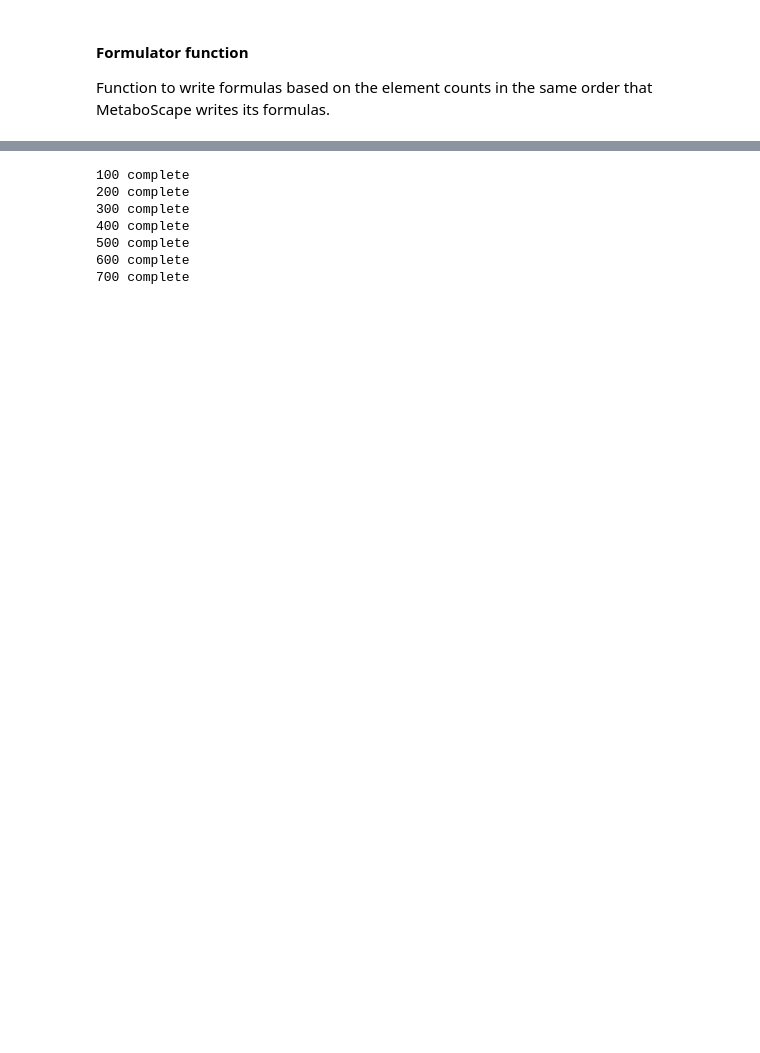
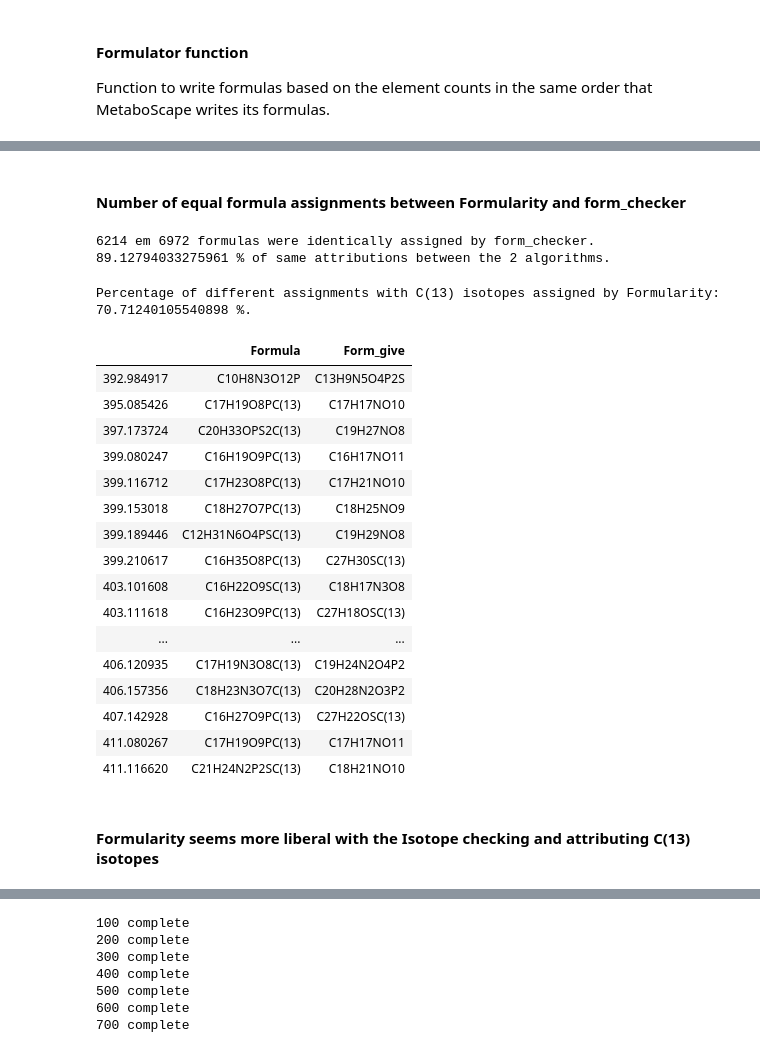
Before and after one commit to aeferreira/similarity_share, a Jupyter notebook: FormGeneration_Assignment.ipynb, the cells around one changed output, grey strips where cells are left out. Cells and saved outputs as stored; diff of their text form; code cells hidden in the pictures; blank space fills up the shorter version.

Commit message:
Added comments and organized FormGeneration_Assignment.ipynb.

```diff
--- a/FormGeneration_Assignment.ipynb
+++ b/FormGeneration_Assignment.ipynb
@@ -1058,0 +1049,22 @@ Histograms and cumulative graphs were made of the ratios of the different elemen
+# %%
+# Making a DataFrame with the formulas given by Formularity and by form_checker in the same format
+formulas_df = pd.concat([formularity_df,forma], axis = 1)
+formulas_df.replace({0:np.nan})
+formulas_df[formulas_df['Formula'] != 0]
+
+# Consider just the interval in which we assigned formulas here
+formulas_df = formulas_df.loc[formulas_df.index<800]
+formulas_df = formulas_df.loc[formulas_df.index>100]
+# %%
+# Select another interval if one wants to
+formulas_df = formulas_df.loc[formulas_df.index<800]
+formulas_df = formulas_df.loc[formulas_df.index>100]
+#formulas_df = formulas_df['C(13)' in formulas_df['Formula']]
+
+# Put the DataFrame with only the columns of the formulas given by Formularity and form_checker
+form_df = formulas_df[['Formula','Form_give']]
+
+form_df_notna = form_df.notnull()
+print('----------- Number of formulas assigned by the Formularity (Formula) and this notebook (Form_give) ---------------')
+print(form_df_notna.sum())
+print('Total number of peaks:', len(formulas_df))
@@ -1058,0 +1077,58 @@ Histograms and cumulative graphs were made of the ratios of the different elemen
+# %% [markdown]
+#### Number of equal formula assignments between Formularity and form_checker
+# %%
+intersection = 0
+for i in range(len(form_df)):
+    if form_df.iloc[i,0] == form_df.iloc[i,1]:
+        intersection = intersection + 1
+
+print(intersection, 'em', form_df_notna.sum().iloc[0], 'formulas were identically assigned by form_checker.')
+print(intersection/form_df_notna.sum().iloc[0]*100, '% of same attributions between the 2 algorithms.')
+# %% [output]
+6214 em 6972 formulas were identically assigned by form_checker.
+89.12794033275961 % of same attributions between the 2 algorithms.
+# %%
+# Filter DataFrame with only peaks that were assigned by Formularity
+form_only = form_df[form_df.fillna(0)['Formula'] != 0]
+#form_only = form_df[form_df.fillna(0)['Form_give'] != 0]
+
+# Filter DataFrame with the peaks with the different formula assignments by Formularity and form_checker
+dif_assign = form_only[form_only['Formula'] != form_only['Form_give']]
+
+# Store different assignments with C(13) isotopes assigned by Formularity
+dif_C13 = []
+#dif_C13 = pd.DataFrame(columns = ['Formula'])
+for i in range(len(dif_assign)):
+    if 'C(13)' in dif_assign['Formula'].iloc[i]:
+        dif_C13.append(dif_assign.iloc[i])
+    #if 'C(13)' in dif_assign['Form_give'].iloc[i]:
+        #dif_C13.append(dif_assign.iloc[i])
+
+len(dif_C13)
+print('Percentage of different assignments with C(13) isotopes assigned by Formularity:',
+      len(dif_C13) / (form_df_notna.sum().iloc[0] - intersection) * 100, '%.')
+# %% [output]
+Percentage of different assignments with C(13) isotopes assigned by Formularity: 70.71240105540898 %.
+# %%
+# Example of formulas with different assignments - very big portion with C(13) isotopes
+dif_assign.iloc[50:70]
+# %% [output]
+|  | Formula | Form_give |
+| 392.984917 | C10H8N3O12P | C13H9N5O4P2S |
+| 395.085426 | C17H19O8PC(13) | C17H17NO10 |
+| 397.173724 | C20H33OPS2C(13) | C19H27NO8 |
+| 399.080247 | C16H19O9PC(13) | C16H17NO11 |
+| 399.116712 | C17H23O8PC(13) | C17H21NO10 |
+| 399.153018 | C18H27O7PC(13) | C18H25NO9 |
+| 399.189446 | C12H31N6O4PSC(13) | C19H29NO8 |
+| 399.210617 | C16H35O8PC(13) | C27H30SC(13) |
+| 403.101608 | C16H22O9SC(13) | C18H17N3O8 |
+| 403.111618 | C16H23O9PC(13) | C27H18OSC(13) |
+| ... | ... | ... |
+| 406.120935 | C17H19N3O8C(13) | C19H24N2O4P2 |
+| 406.157356 | C18H23N3O7C(13) | C20H28N2O3P2 |
+| 407.142928 | C16H27O9PC(13) | C27H22OSC(13) |
+| 411.080267 | C17H19O9PC(13) | C17H17NO11 |
+| 411.116620 | C21H24N2P2SC(13) | C18H21NO10 |
+# %% [markdown]
+#### Formularity seems more liberal with the Isotope checking and attributing C(13) isotopes
```
Also changed, not shown: parts of 92 cells of this notebook.
